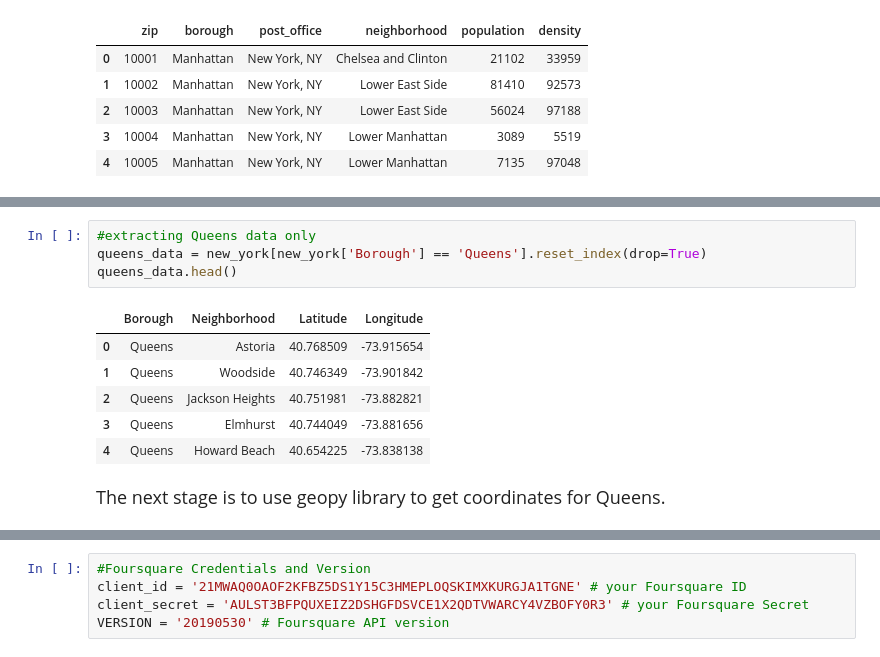
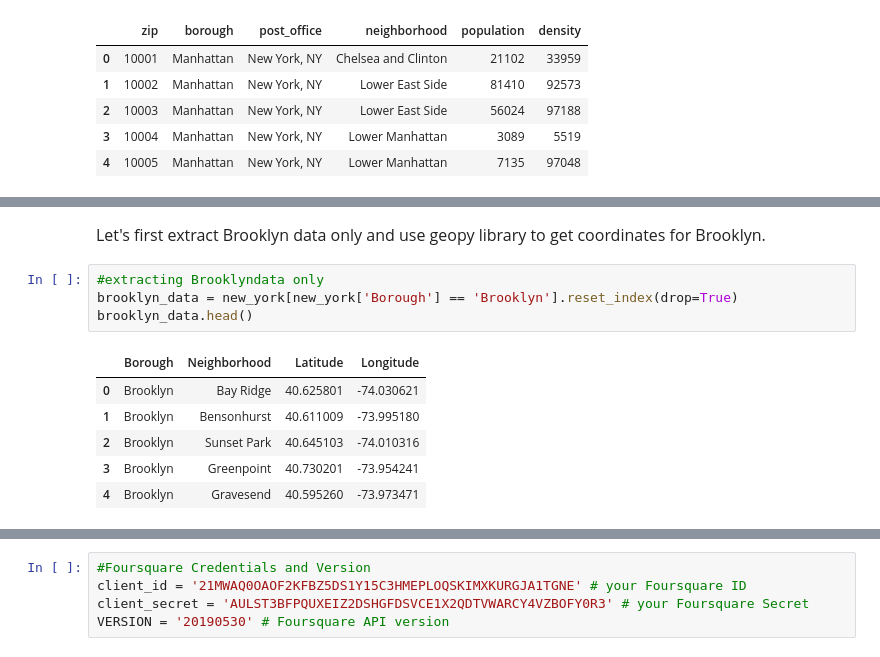
Before and after one commit to Tatenda23/Cousera_Capstone, a Jupyter notebook: Cousera_Capstone-Battle of Neighborhoods.ipynb, the cells around one changed output, grey strips where cells are left out. Drawn from its saved outputs; the diff is of its cells as text.

```diff
--- a/Cousera_Capstone-Battle of Neighborhoods.ipynb
+++ b/Cousera_Capstone-Battle of Neighborhoods.ipynb
@@ -111,14 +181,14 @@ Name: 139, dtype: object
+# %% [markdown]
+ <font size="3"> Let's first extract Brooklyn data only and  use geopy library to get coordinates for Brooklyn. </font>
 # %%
-#extracting Queens data only
-queens_data = new_york[new_york['Borough'] == 'Queens'].reset_index(drop=True)
-queens_data.head()
+#extracting Brooklyndata only
+brooklyn_data = new_york[new_york['Borough'] == 'Brooklyn'].reset_index(drop=True)
+brooklyn_data.head()
 # %% [output]
 |  | Borough | Neighborhood | Latitude | Longitude |
-| 0 | Queens | Astoria | 40.768509 | -73.915654 |
-| 1 | Queens | Woodside | 40.746349 | -73.901842 |
-| 2 | Queens | Jackson Heights | 40.751981 | -73.882821 |
-| 3 | Queens | Elmhurst | 40.744049 | -73.881656 |
-| 4 | Queens | Howard Beach | 40.654225 | -73.838138 |
+| 0 | Brooklyn | Bay Ridge | 40.625801 | -74.030621 |
+| 1 | Brooklyn | Bensonhurst | 40.611009 | -73.995180 |
+| 2 | Brooklyn | Sunset Park | 40.645103 | -74.010316 |
+| 3 | Brooklyn | Greenpoint | 40.730201 | -73.954241 |
+| 4 | Brooklyn | Gravesend | 40.595260 | -73.973471 |
-# %% [markdown]
- <font size="4"> The next stage is to use geopy library to get coordinates for Queens. </font>
 # %%
```
Also changed, not shown: parts of 121 cells of this notebook, 2 other files.
